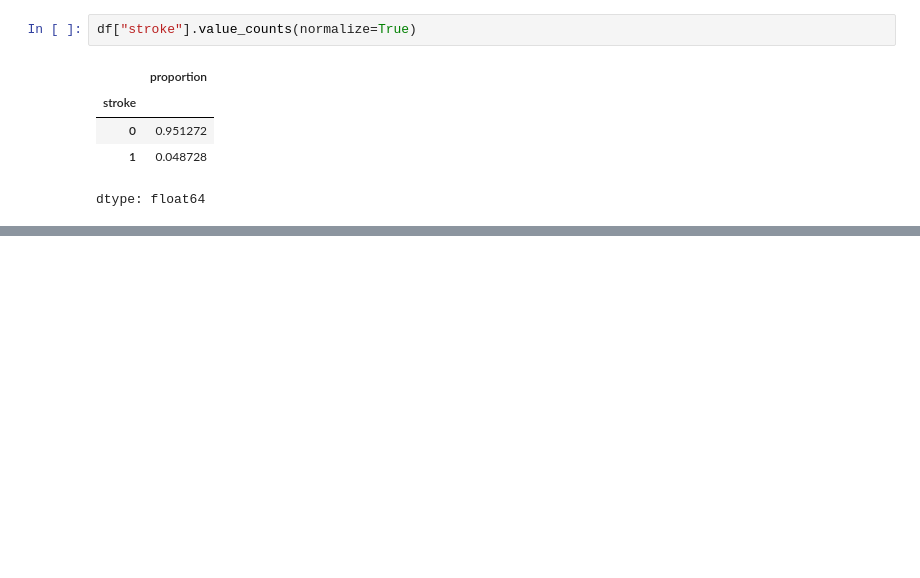
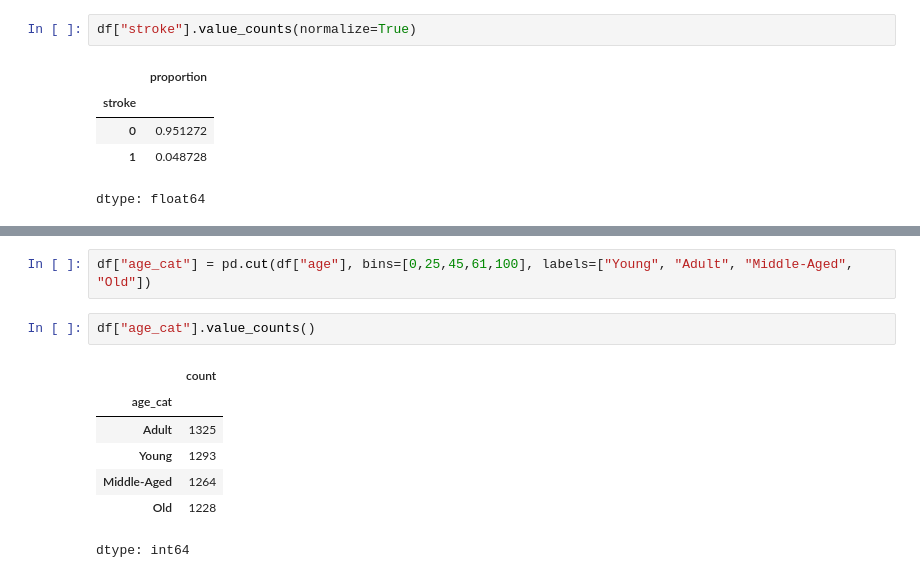
Before and after one commit to reagenhuskey/cs290, a Jupyter notebook: stroke_prediction.ipynb, the cells around one changed output, grey strips where cells are left out. Drawn from its saved outputs; the diff is of its cells as text; blank space fills up the shorter version.

```diff
--- a/stroke_prediction.ipynb
+++ b/stroke_prediction.ipynb
@@ -87,0 +110,12 @@ dtype: float64
+# %%
+df["age_cat"] = pd.cut(df["age"], bins=[0,25,45,61,100], labels=["Young", "Adult", "Middle-Aged", "Old"])
+# %%
+df["age_cat"].value_counts()
+# %% [output]
+|  | count |
+| age_cat |  |
+| Adult | 1325 |
+| Young | 1293 |
+| Middle-Aged | 1264 |
+| Old | 1228 |
+dtype: int64
```
Also changed, not shown: parts of 6 cells of this notebook.
